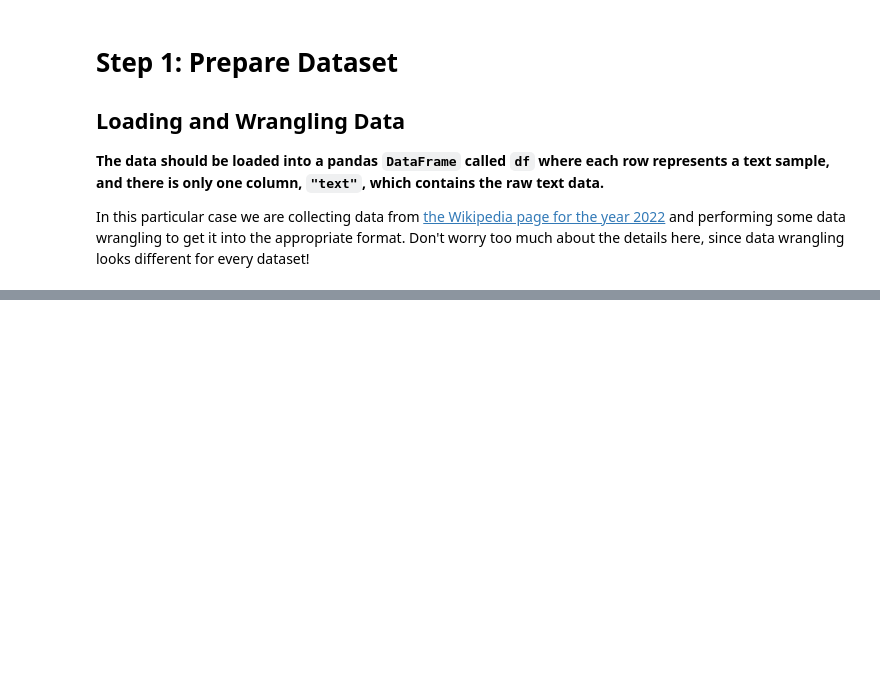
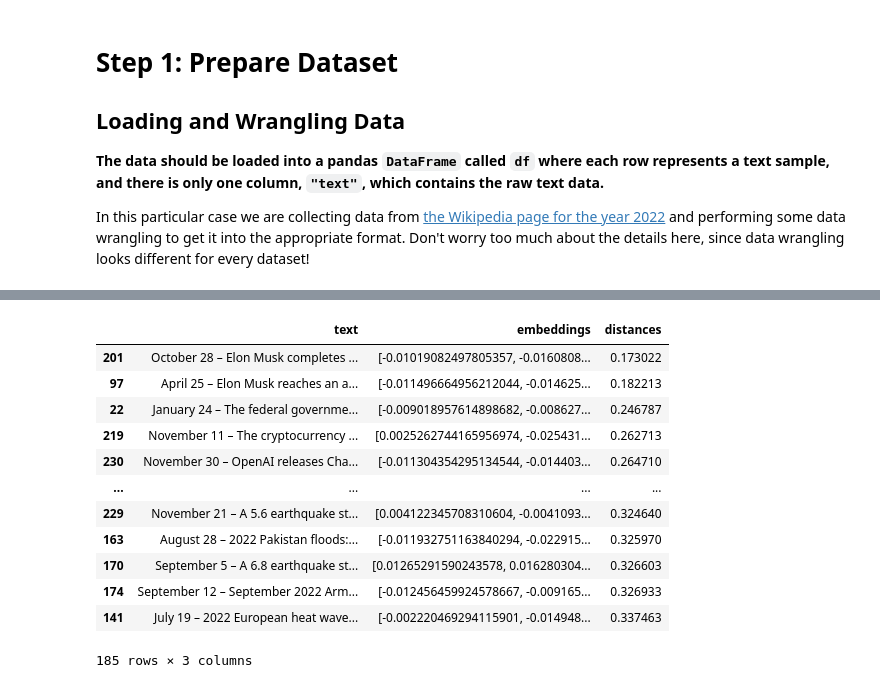
Before and after one commit to iamchenchu/Large-Language-Models-and-Text-Generation, a Jupyter notebook: 04_Retrieval_Augmented_Generation_PartA.ipynb, the cells around one changed output, grey strips where cells are left out. Saved outputs shown, nothing was run; the diff lists cells and outputs as text; code cells hidden in the pictures; blank space fills up the shorter version.

```diff
--- a/04_Retrieval_Augmented_Generation.ipynb
+++ b/04_Retrieval_Augmented_Generation_PartA.ipynb
@@ -88,0 +242,16 @@ In this particular case we are collecting data from [the Wikipedia page for the
+# %%
+get_rows_sorted_by_relevance("Who owns Twitter?", df)
+# %% [output]
+|  | text | embeddings | distances |
+| 201 | October 28 – Elon Musk completes ... | [-0.01019082497805357, -0.0160808... | 0.173022 |
+| 97 | April 25 – Elon Musk reaches an a... | [-0.011496664956212044, -0.014625... | 0.182213 |
+| 22 | January 24 – The federal governme... | [-0.009018957614898682, -0.008627... | 0.246787 |
+| 219 | November 11 – The cryptocurrency ... | [0.0025262744165956974, -0.025431... | 0.262713 |
+| 230 | November 30 – OpenAI releases Cha... | [-0.011304354295134544, -0.014403... | 0.264710 |
+| ... | ... | ... | ... |
+| 229 | November 21 – A 5.6 earthquake st... | [0.004122345708310604, -0.0041093... | 0.324640 |
+| 163 | August 28 – 2022 Pakistan floods:... | [-0.011932751163840294, -0.022915... | 0.325970 |
+| 170 | September 5 – A 6.8 earthquake st... | [0.01265291590243578, 0.016280304... | 0.326603 |
+| 174 | September 12 – September 2022 Arm... | [-0.012456459924578667, -0.009165... | 0.326933 |
+| 141 | July 19 – 2022 European heat wave... | [-0.002220469294115901, -0.014948... | 0.337463 |
+185 rows × 3 columns
```
Also changed, not shown: parts of 28 cells of this notebook, 2 other files.
